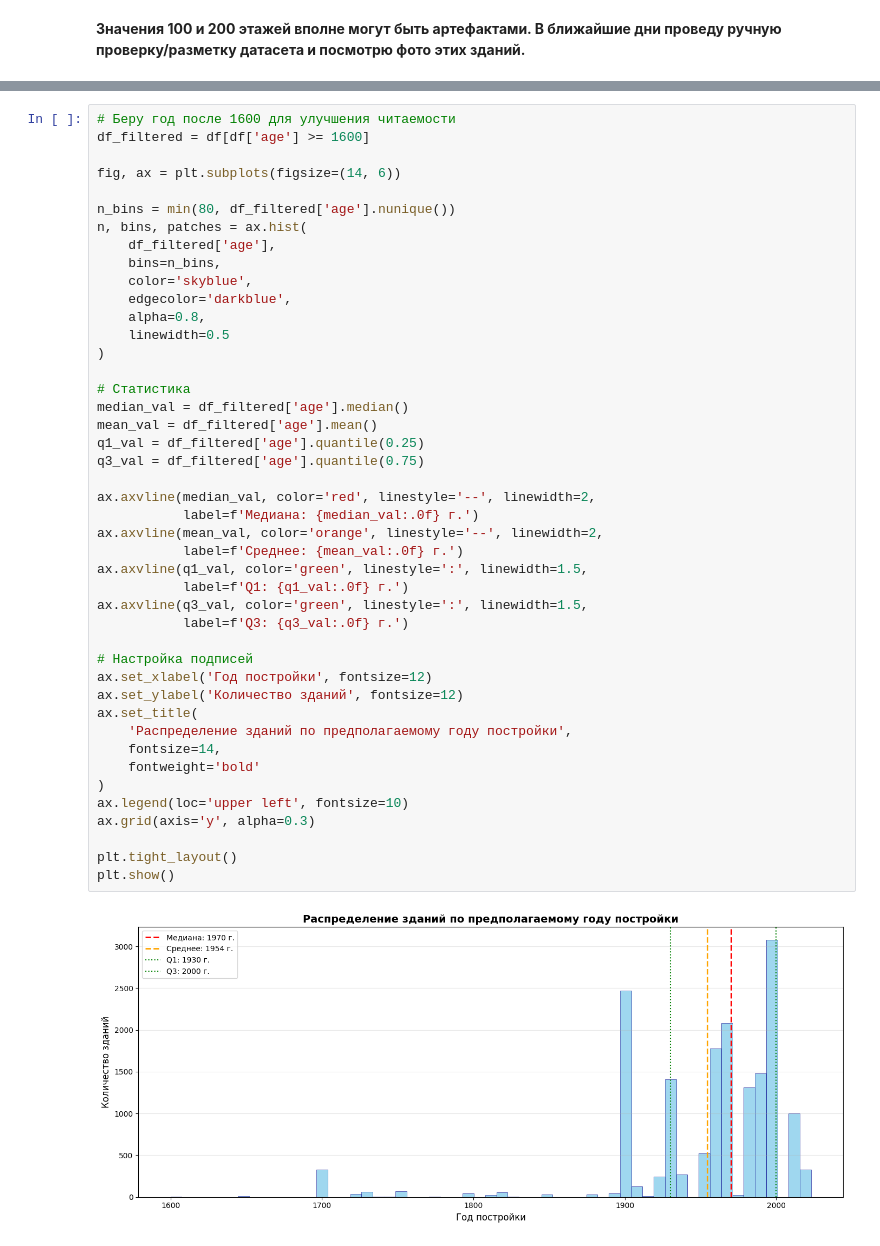
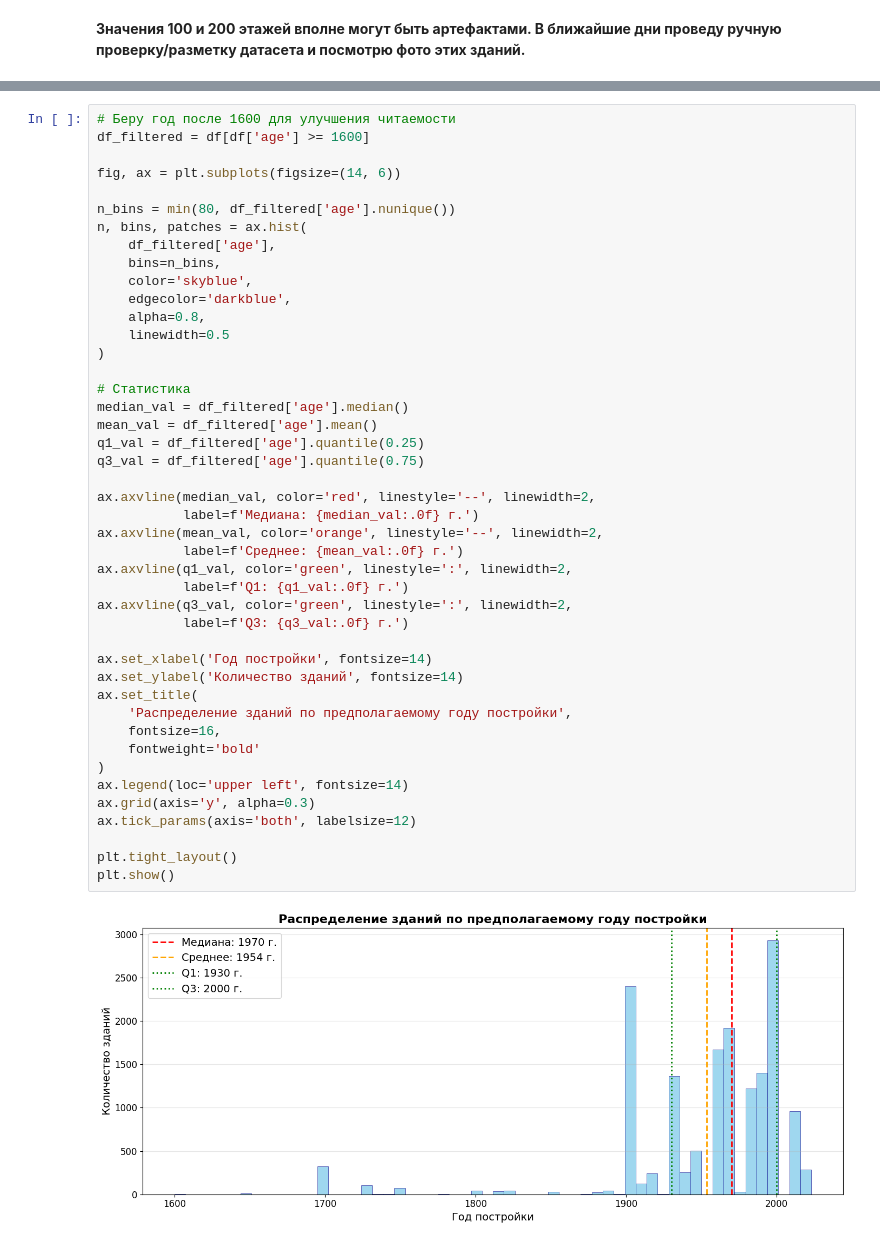
Before and after one commit to asemenyk24/diploma_project_2026, a Jupyter notebook: eda.ipynb, the cells around one changed output, grey strips where cells are left out. Drawn from its saved outputs; the diff is of its cells as text.

```diff
--- a/eda.ipynb
+++ b/eda.ipynb
@@ -329,38 +350,38 @@ n, bins, patches = ax.hist(
     df_filtered['age'],
     bins=n_bins,
     color='skyblue',
     edgecolor='darkblue',
     alpha=0.8,
     linewidth=0.5
 )
 
 # Статистика
 median_val = df_filtered['age'].median()
 mean_val = df_filtered['age'].mean()
 q1_val = df_filtered['age'].quantile(0.25)
 q3_val = df_filtered['age'].quantile(0.75)
 
 ax.axvline(median_val, color='red', linestyle='--', linewidth=2,
            label=f'Медиана: {median_val:.0f} г.')
 ax.axvline(mean_val, color='orange', linestyle='--', linewidth=2,
            label=f'Среднее: {mean_val:.0f} г.')
-ax.axvline(q1_val, color='green', linestyle=':', linewidth=1.5,
+ax.axvline(q1_val, color='green', linestyle=':', linewidth=2,
            label=f'Q1: {q1_val:.0f} г.')
-ax.axvline(q3_val, color='green', linestyle=':', linewidth=1.5,
+ax.axvline(q3_val, color='green', linestyle=':', linewidth=2,
            label=f'Q3: {q3_val:.0f} г.')
 
-# Настройка подписей
-ax.set_xlabel('Год постройки', fontsize=12)
-ax.set_ylabel('Количество зданий', fontsize=12)
+ax.set_xlabel('Год постройки', fontsize=14)
+ax.set_ylabel('Количество зданий', fontsize=14)
 ax.set_title(
     'Распределение зданий по предполагаемому году постройки',
-    fontsize=14,
+    fontsize=16,
     fontweight='bold'
 )
-ax.legend(loc='upper left', fontsize=10)
+ax.legend(loc='upper left', fontsize=14)
 ax.grid(axis='y', alpha=0.3)
+ax.tick_params(axis='both', labelsize=12)
 
 plt.tight_layout()
 plt.show()
 # %% [output]
-[figure, old version]
+[figure, new version]
```
Also changed, not shown: parts of 15 cells of this notebook, 4 other files.
